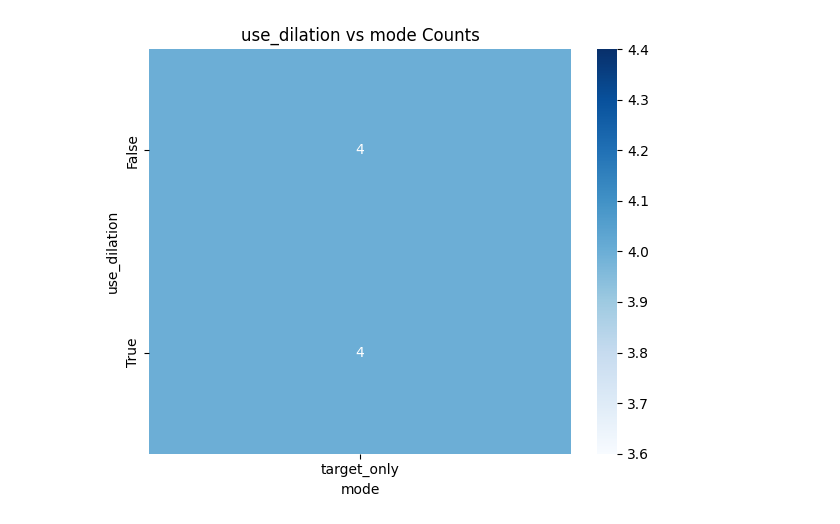
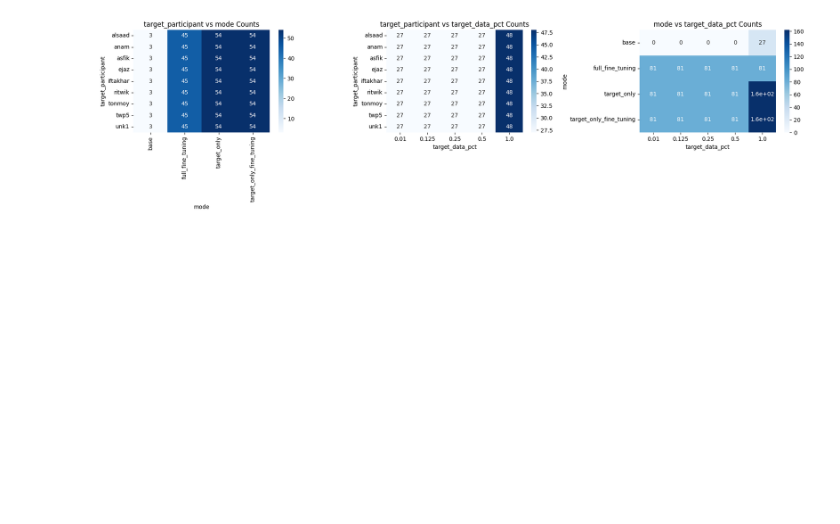
Before and after one commit to smithandrewk/ml-customization, a Jupyter notebook: eval_two_stage.ipynb, the cells around one changed output. Cells and saved outputs as stored; diff of their text form; code cells hidden in the pictures; blank space fills up the shorter version.

```diff
--- a/eval_two_stage.ipynb
+++ b/eval_two_stage.ipynb
@@ -12,50 +12,16 @@ from torch import nn
 import matplotlib.pyplot as plt
 from tqdm import tqdm
 from lib.models import TestModel
-from lib.train_utils import compute_loss_and_f1,evaluate, plot_hyperparameter_counts
-from sklearn.metrics import classification_report
-
-data = []
+from lib.train_utils import compute_loss_and_f1, plot_hyperparameter_counts, load_experiments_from_dir
 
 experiments_dir = f'./experiments'
-device = 'cuda'
 
-for experiment in tqdm(os.listdir(experiments_dir)):
-    for run in os.listdir(f'{experiments_dir}/{experiment}'):
-        if not os.path.exists(f'{experiments_dir}/{experiment}/{run}/metrics.json'):
-            print(f'Skipping {experiments_dir}/{experiment}/{run} as no metrics.json')
-            continue
+df = load_experiments_from_dir(experiments_dir, device='cuda')
+print(len(df))
+hyperparameters_to_plot = ['target_participant', 'mode','target_data_pct']
+for hp in hyperparameters_to_plot:
+    print(df[hp].value_counts())
 
-        metrics = json.load(open(f'{experiments_dir}/{experiment}/{run}/metrics.json'))
-        losses = json.load(open(f'{experiments_dir}/{experiment}/{run}/losses.json'))
-        hyperparameters = json.load(open(f'{experiments_dir}/{experiment}/{run}/hyperparameters.json'))
-
-        if experiment.startswith('base'):
-            hyperparameters['mode'] = 'base'
-            best_base_model_path = f'{experiments_dir}/{experiment}/{run}/best_base_model.pt'
-            from lib.models import TestModel
-            target_participant = hyperparameters['target_participant']
-            data_path = hyperparameters['data_path']
-            batch_size = hyperparameters['batch_size']
-            criterion = nn.BCEWithLogitsLoss()
-            target_test_dataset = TensorDataset(*torch.load(f'{data_path}/{target_participant}_test.pt'))
-            target_testloader = DataLoader(target_test_dataset, batch_size=batch_size, shuffle=False)
-            model = TestModel()
-            model.load_state_dict(torch.load(best_base_model_path, map_location='cpu'))
-            model.to(device)
-            test_loss, test_f1 = compute_loss_and_f1(model, target_testloader, criterion, device=device)
-            metrics['test_f1'] = test_f1
-            metrics['test_loss'] = test_loss
-
-        # TODO: compute absolute improvement for each finetune model, may need two consecutive loops
-
-        data.append({
-            **metrics,
-            **hyperparameters,
-            'experiment': experiment,
-            'run': run
-        })
-df = pd.DataFrame(data)
 
 def get_base_test_f1(row):
     if row['mode'] == 'base':
@@ -64,12 +30,25 @@ def get_base_test_f1(row):
         base_row = df[df['experiment'] == row['base_experiment_prefix']]
         return base_row['test_f1'].iloc[0] if len(base_row) > 0 else None
 
+def get_base_val_f1(row):
+    if row['mode'] == 'base':
+        return row['target_val_f1']
+    else:
+        base_row = df[df['experiment'] == row['base_experiment_prefix']]
+        return base_row['target_val_f1'].iloc[0] if len(base_row) > 0 else None
+
 df['base_test_f1'] = df.apply(get_base_test_f1, axis=1)
+df['base_target_val_f1'] = df.apply(get_base_val_f1, axis=1)
 df['absolute_improvement'] = df['test_f1'] - df['base_test_f1']
+df['relative_improvement'] = df['absolute_improvement'] / df['base_test_f1']
+df['room_for_improvement'] = 1.0 - df['base_test_f1']
+df['relative_to_room_for_improvement'] = df['absolute_improvement'] / df['room_for_improvement']
 
-# Usage examples:
-hyperparameters_to_plot = ['use_dilation', 'mode']
+df['absolute_improvement_val'] = df['best_val_f1'] - df['base_target_val_f1']
+df['relative_improvement_val'] = df['absolute_improvement_val'] / df['base_target_val_f1']
+df['room_for_improvement_val'] = 1.0 - df['base_target_val_f1']
+df['relative_to_room_for_improvement_val'] = df['absolute_improvement_val'] / df['room_for_improvement_val']
 
-# Basic usage - all adjacent pairs
+df = df[df['target_data_pct'] != .001]
 plot_hyperparameter_counts(df, hyperparameters_to_plot)
 # %% [output]
@@ -76 +72 @@ plot_hyperparameter_counts(df, hyperparameters_to_plot)
-[figure, old version]
+[figure, new version]
```
Also changed, not shown: parts of 35 cells of this notebook, 15 other files.
